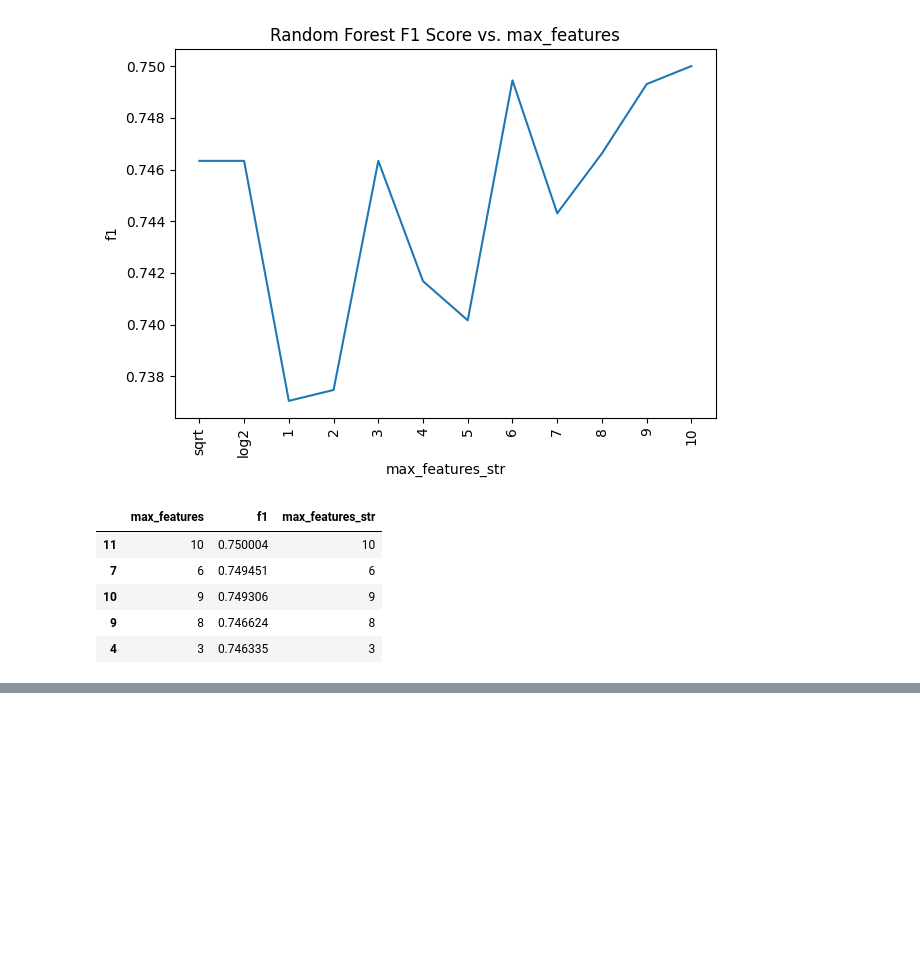
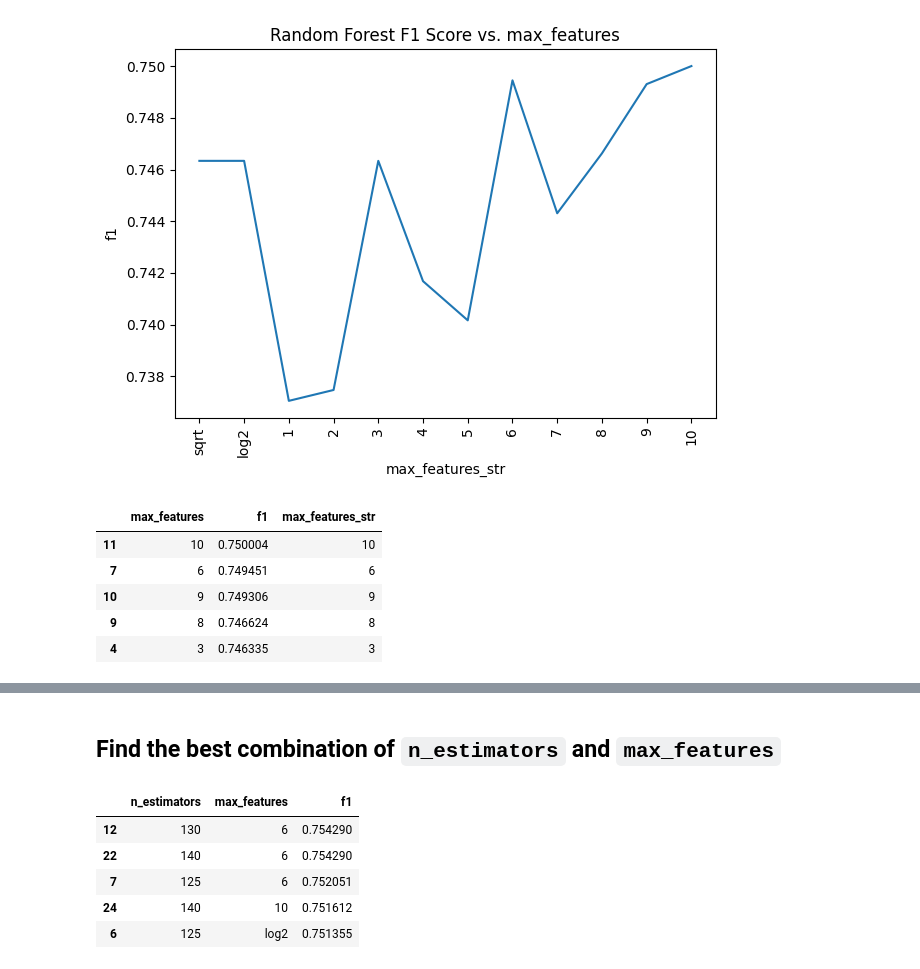
Before and after one commit to heraltmichal/zsu, a Jupyter notebook: fml_08.ipynb, the cells around one changed output, grey strips where cells are left out. Cells and saved outputs as stored; diff of their text form; code cells hidden in the pictures; blank space fills up the shorter version.

```diff
--- a/fml_08.ipynb
+++ b/fml_08.ipynb
@@ -879,0 +873,27 @@ df_rf_max_features.sort_values(by='f1', ascending=False).head(5)
+# %%
+scores_rf_combined_tuning = []
+
+# Define ranges for the hyperparameters to tune
+n_estimators_range = [120, 125, 130, 95, 140] # Based on previous tuning
+max_features_range = ['sqrt', 'log2', 6, 9, 10] # Based on previous tuning
+
+for n in n_estimators_range:
+    for mf in max_features_range:
+        skf = KFold(n_splits=5)
+        scores = []
+        for train_index, test_index in skf.split(X, y):
+            X_train, X_test = X.iloc[train_index, :], X.iloc[test_index, :]
+            y_train, y_test = y.iloc[train_index], y.iloc[test_index]
+            try:
+                clf_rf = RandomForestClassifier(n_estimators=n, max_features=mf, random_state=13)
+                clf_rf.fit(X_train, y_train)
+                y_pred_rf = clf_rf.predict(X_test)
+                scores.append(f1_score(y_test, y_pred_rf))
+            except ValueError as e:
+                print(f"Skipping combination n_estimators={n}, max_features={mf} due to error: {e}")
+                continue
+
+        if scores:
+            scores_rf_combined_tuning.append((n, mf, np.mean(scores)))
+
+scores_rf_combined_tuning[:10]
@@ -879,0 +911,12 @@ df_rf_max_features.sort_values(by='f1', ascending=False).head(5)
+# %% [markdown]
+## Find the best combination of `n_estimators` and `max_features`
+# %%
+df_rf_combined_tuning = pd.DataFrame.from_records(scores_rf_combined_tuning, columns=['n_estimators', 'max_features', 'f1'])
+df_rf_combined_tuning.sort_values(by='f1', ascending=False).head(5)
+# %% [output]
+|  | n_estimators | max_features | f1 |
+| 12 | 130 | 6 | 0.754290 |
+| 22 | 140 | 6 | 0.754290 |
+| 7 | 125 | 6 | 0.752051 |
+| 24 | 140 | 10 | 0.751612 |
+| 6 | 125 | log2 | 0.751355 |
```
Also changed, not shown: parts of 3 cells of this notebook.
